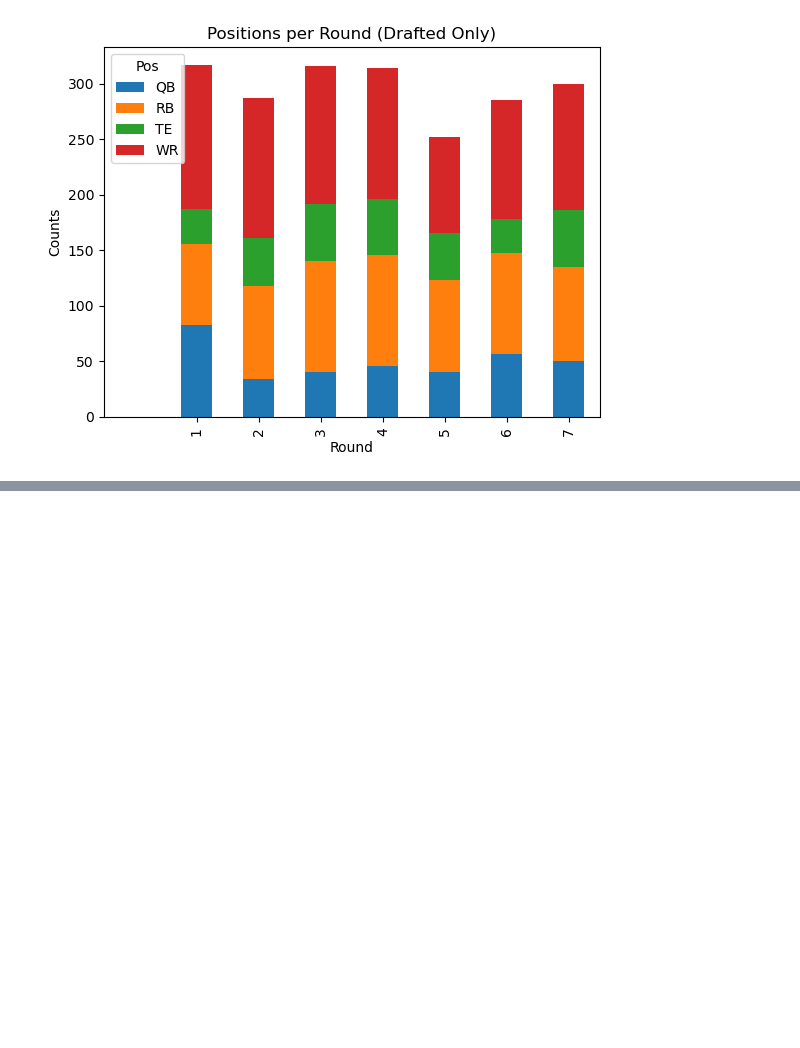
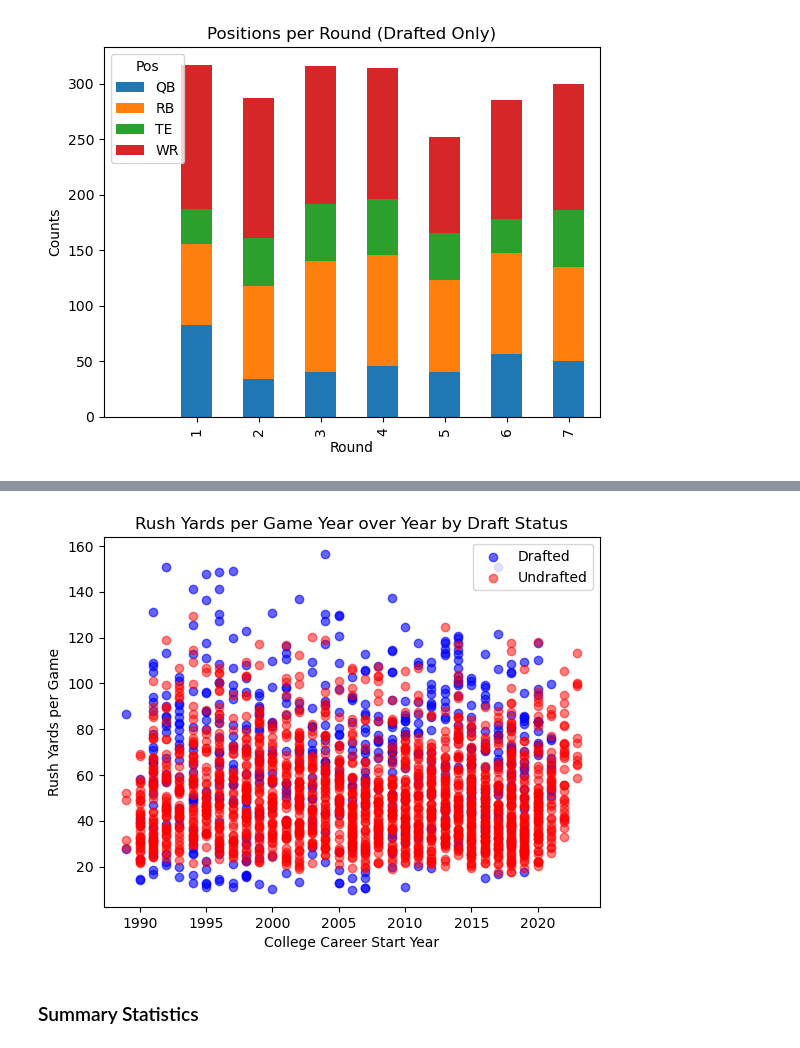
Before and after one commit to ckourkou/DATA-1030-Final-Project, a Jupyter notebook: Draft Round Project.ipynb, the cells around one changed output, grey strips where cells are left out. Saved outputs shown, nothing was run; the diff lists cells and outputs as text; code cells hidden in the pictures; blank space fills up the shorter version.

```diff
--- a/Draft Round Project.ipynb
+++ b/Draft Round Project.ipynb
@@ -524,0 +540,17 @@ plt.show()
+# %%
+# Rush Yards per Game by year
+plt.scatter((all_players[(all_players['Round'] !=0) & (all_players['Pos'] == 'RB')])['From'], \
+            (all_players[(all_players['Round'] !=0) & (all_players['Pos'] == 'RB')])['Rush_Y/G'], \
+                color = 'b', alpha=0.6, label = 'Drafted')
+plt.scatter((all_players[(all_players['Round'] ==0) & (all_players['Pos'] == 'RB')])['From'], \
+            (all_players[(all_players['Round'] ==0) & (all_players['Pos'] == 'RB')])['Rush_Y/G'], \
+                color = 'r', alpha=0.5, label='Undrafted')
+plt.legend()
+plt.xlabel('College Career Start Year')
+plt.ylabel('Rush Yards per Game')
+plt.title('Rush Yards per Game Year over Year by Draft Status')
+plt.show()
+# %% [output]
+[figure, added]
+# %% [markdown]
+### Summary Statistics
```
Also changed, not shown: parts of 8 cells of this notebook.
